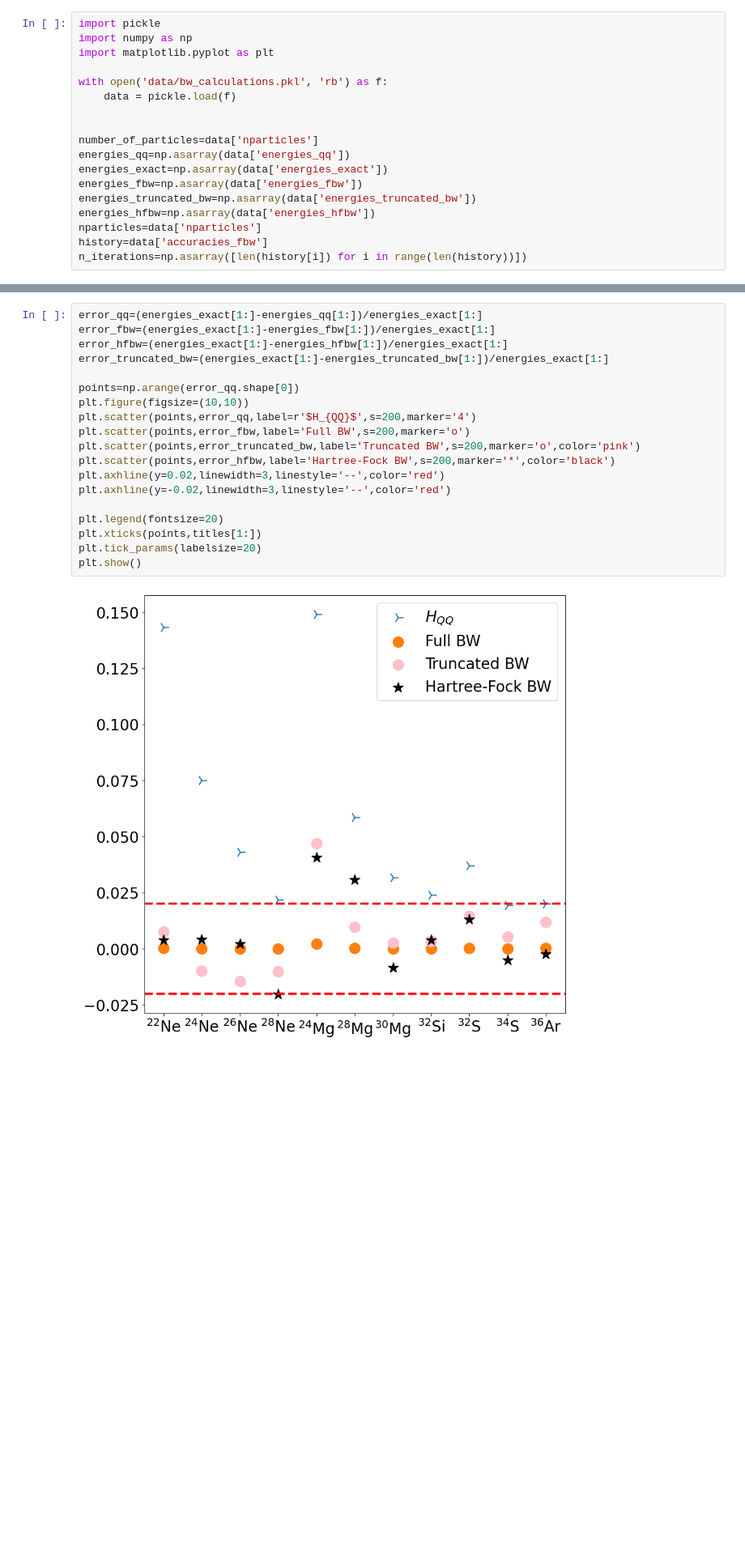
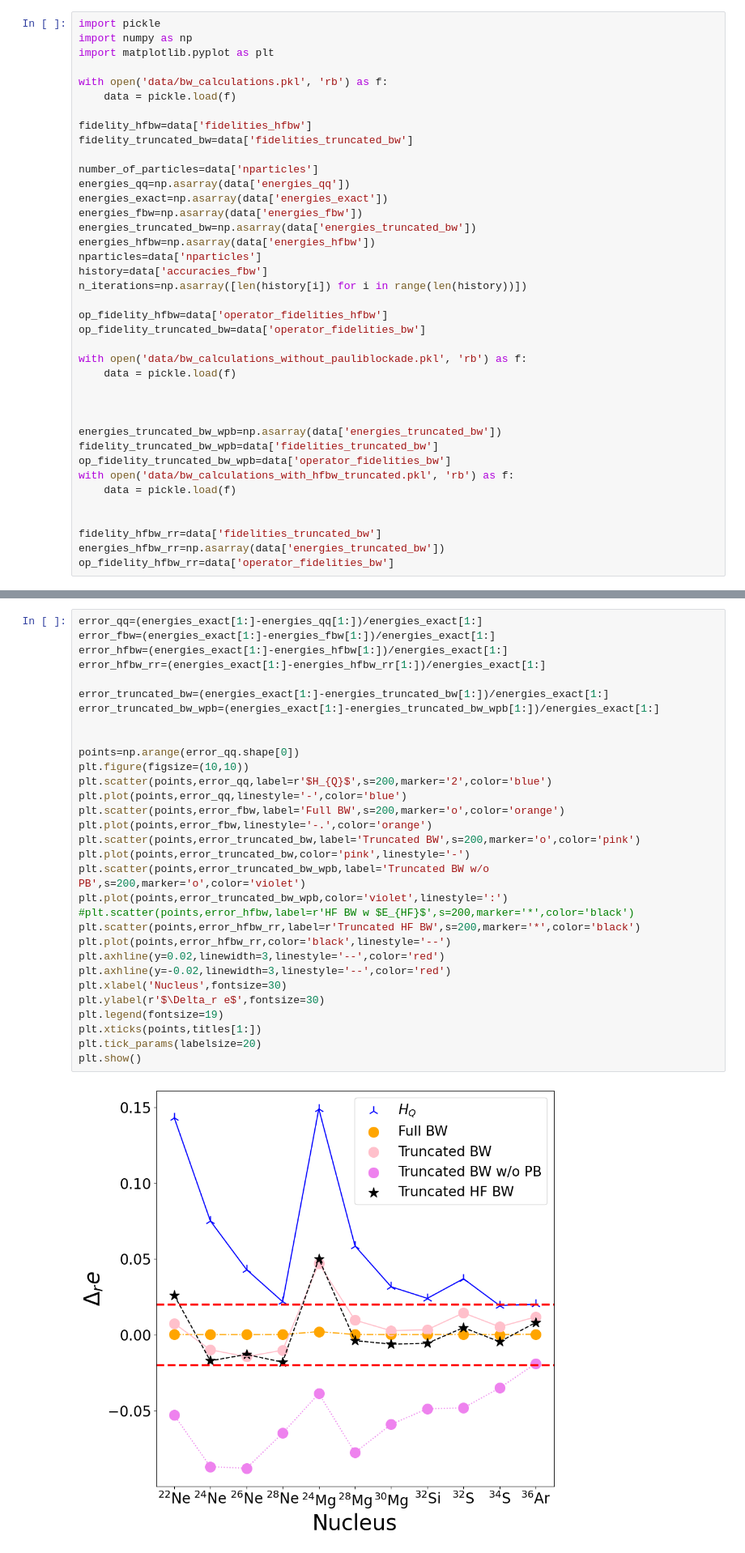
Before and after one commit to emacosta95/3rdQA4NSM, a Jupyter notebook: BrillouinWignerAnalysis.ipynb, the cells around one changed output, grey strips where cells are left out. Shown at 81% size. Saved outputs shown, nothing was run; the diff lists cells and outputs as text; blank space fills up the shorter version.

Commit message:
last plots

```diff
--- a/BrillouinWignerAnalysis.ipynb
+++ b/BrillouinWignerAnalysis.ipynb
@@ -2687,6 +2740,8 @@ import matplotlib.pyplot as plt
 with open('data/bw_calculations.pkl', 'rb') as f:
     data = pickle.load(f)
 
+fidelity_hfbw=data['fidelities_hfbw']
+fidelity_truncated_bw=data['fidelities_truncated_bw']
 
 number_of_particles=data['nparticles']
 energies_qq=np.asarray(data['energies_qq'])
@@ -2697,6 +2752,25 @@ energies_hfbw=np.asarray(data['energies_hfbw'])
 nparticles=data['nparticles']
 history=data['accuracies_fbw']
 n_iterations=np.asarray([len(history[i]) for i in range(len(history))])
+
+op_fidelity_hfbw=data['operator_fidelities_hfbw']
+op_fidelity_truncated_bw=data['operator_fidelities_bw']
+
+with open('data/bw_calculations_without_pauliblockade.pkl', 'rb') as f:
+    data = pickle.load(f)
+
+
+
+energies_truncated_bw_wpb=np.asarray(data['energies_truncated_bw'])
+fidelity_truncated_bw_wpb=data['fidelities_truncated_bw']
+op_fidelity_truncated_bw_wpb=data['operator_fidelities_bw']
+with open('data/bw_calculations_with_hfbw_truncated.pkl', 'rb') as f:
+    data = pickle.load(f)
+
+
+fidelity_hfbw_rr=data['fidelities_truncated_bw']
+energies_hfbw_rr=np.asarray(data['energies_truncated_bw'])
+op_fidelity_hfbw_rr=data['operator_fidelities_bw']
 # %%
 print(number_of_particles)
 titles=['$^{20}$Ne','$^{22}$Ne','$^{24}$Ne','$^{26}$Ne','$^{28}$Ne','$^{24}$Mg','$^{28}$Mg','$^{30}$Mg','$^{32}$Si','$^{32}$S','$^{34}$S','$^{36}$Ar']
@@ -2742,21 +2936,33 @@ plt.show()
 # %%
 error_qq=(energies_exact[1:]-energies_qq[1:])/energies_exact[1:]
 error_fbw=(energies_exact[1:]-energies_fbw[1:])/energies_exact[1:]
 error_hfbw=(energies_exact[1:]-energies_hfbw[1:])/energies_exact[1:]
+error_hfbw_rr=(energies_exact[1:]-energies_hfbw_rr[1:])/energies_exact[1:]
+
 error_truncated_bw=(energies_exact[1:]-energies_truncated_bw[1:])/energies_exact[1:]
+error_truncated_bw_wpb=(energies_exact[1:]-energies_truncated_bw_wpb[1:])/energies_exact[1:]
+
 
 points=np.arange(error_qq.shape[0])
 plt.figure(figsize=(10,10))
-plt.scatter(points,error_qq,label=r'$H_{QQ}$',s=200,marker='4')
-plt.scatter(points,error_fbw,label='Full BW',s=200,marker='o')
+plt.scatter(points,error_qq,label=r'$H_{Q}$',s=200,marker='2',color='blue')
+plt.plot(points,error_qq,linestyle='-',color='blue')
+plt.scatter(points,error_fbw,label='Full BW',s=200,marker='o',color='orange')
+plt.plot(points,error_fbw,linestyle='-.',color='orange')
 plt.scatter(points,error_truncated_bw,label='Truncated BW',s=200,marker='o',color='pink')
-plt.scatter(points,error_hfbw,label='Hartree-Fock BW',s=200,marker='*',color='black')
+plt.plot(points,error_truncated_bw,color='pink',linestyle='-')
+plt.scatter(points,error_truncated_bw_wpb,label='Truncated BW w/o PB',s=200,marker='o',color='violet')
+plt.plot(points,error_truncated_bw_wpb,color='violet',linestyle=':')
+#plt.scatter(points,error_hfbw,label=r'HF BW w $E_{HF}$',s=200,marker='*',color='black')
+plt.scatter(points,error_hfbw_rr,label=r'Truncated HF BW',s=200,marker='*',color='black')
+plt.plot(points,error_hfbw_rr,color='black',linestyle='--')
 plt.axhline(y=0.02,linewidth=3,linestyle='--',color='red')
 plt.axhline(y=-0.02,linewidth=3,linestyle='--',color='red')
-
-plt.legend(fontsize=20)
+plt.xlabel('Nucleus',fontsize=30)
+plt.ylabel(r'$\Delta_r e$',fontsize=30)
+plt.legend(fontsize=19)
 plt.xticks(points,titles[1:])
 plt.tick_params(labelsize=20)
 plt.show()
 # %% [output]
-[figure, old version]
+[figure, new version]
```
Also changed, not shown: parts of 30 cells of this notebook, 9 other files.
